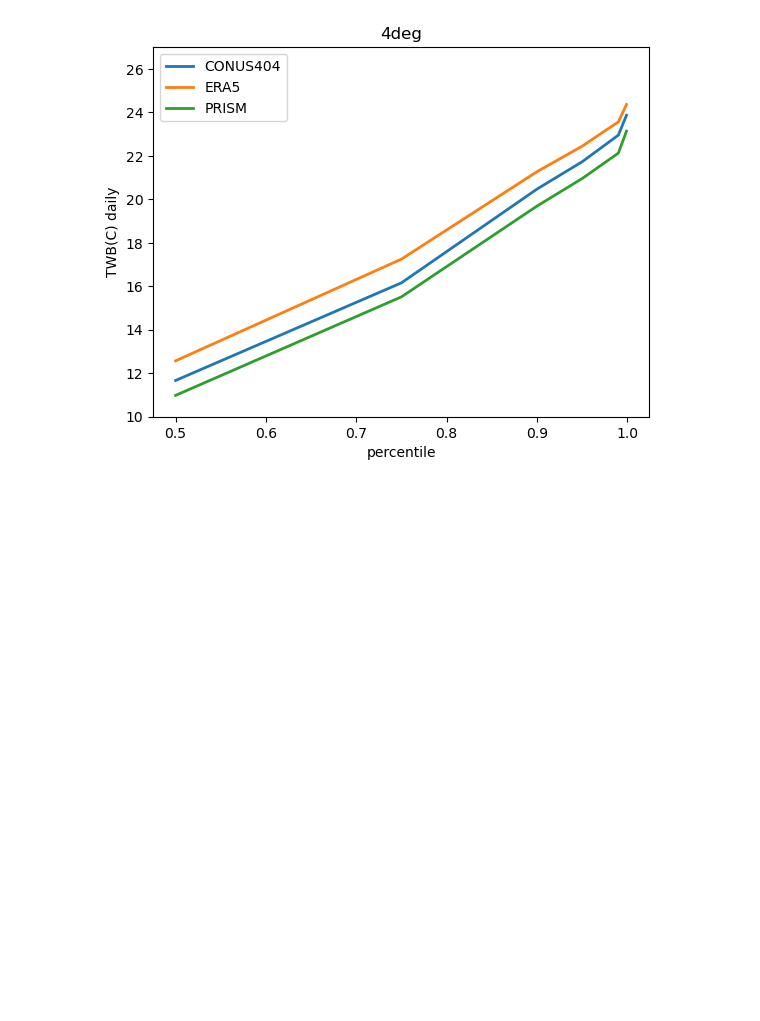
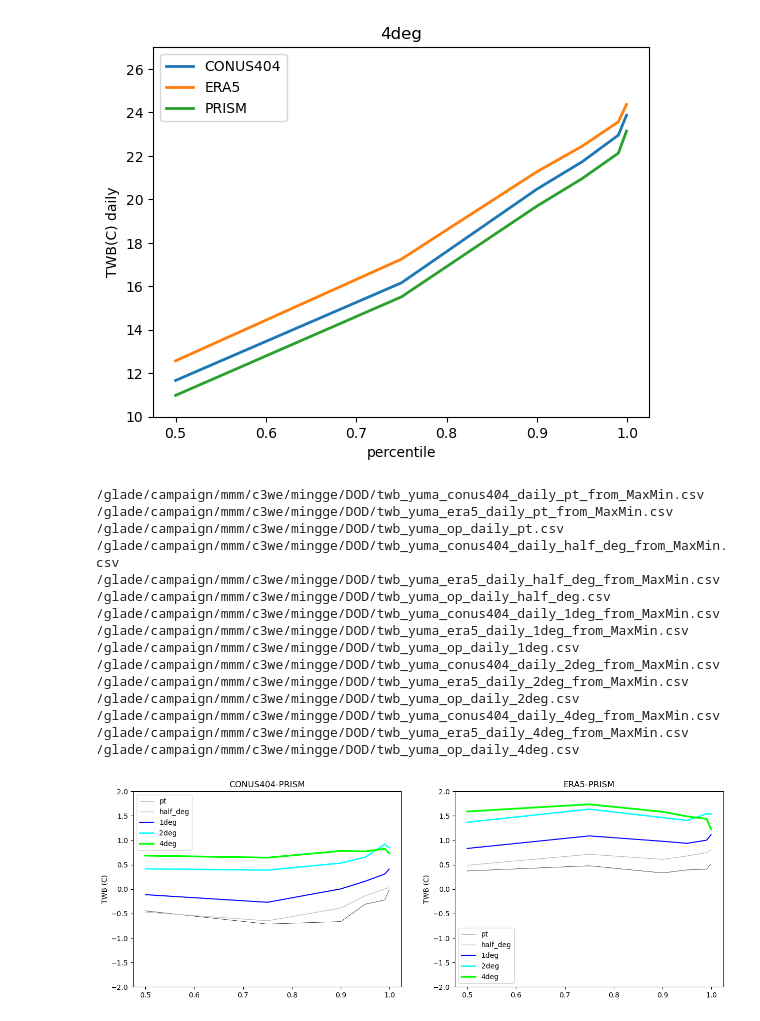
Before and after one commit to ming80302/DOD, a Jupyter notebook: twb_era5_conus404_ob.ipynb, the cells around one changed output. Drawn from its saved outputs; the diff is of its cells as text; code cells hidden in the pictures; blank space fills up the shorter version.

```diff
--- a/twb_era5_conus404_ob.ipynb
+++ b/twb_era5_conus404_ob.ipynb
@@ -764,3 +765,61 @@ for key in ij_unstr_dict:
 /glade/campaign/mmm/c3we/mingge/DOD/twb_yuma_era5_daily_4deg_from_MaxMin.csv
 /glade/campaign/mmm/c3we/mingge/DOD/twb_yuma_op_daily_4deg.csv
 [figure]
+# %%
+color_1d = ['black', 'silver', 'blue', 'cyan', 'lime']
+
+q_1d = [.50, .75, .90, .95, .99, .999]
+n_q = len(q_1d)
+
+fig, ax = plt.subplots(1,2, figsize=(15, 5))
+
+nn = 0
+for key in ij_unstr_dict:
+    flnm_1d = [dir_o + 'twb_yuma_conus404_daily_' + key + '_from_MaxMin.csv',
+               dir_o + 'twb_yuma_era5_daily_' + key + '_from_MaxMin.csv',
+               dir_o + 'twb_yuma_op_daily_' + key + '.csv']
+
+    n_f = len(flnm_1d)
+    p_2d = np.zeros((n_f, n_q))
+
+    ct = 0
+    for flnm in flnm_1d:
+        p_2d[ct] = cal_qs(flnm, q_1d, method)
+        ct = ct + 1
+
+    dif_2d = np.zeros((n_f-1, n_q))
+    dif_2d[0] = p_2d[0] - p_2d[2]
+    dif_2d[1] = p_2d[1] - p_2d[2]
+
+    ax[0].plot(q_1d, dif_2d[0], label = key, color = color_1d[nn], linewidth=nn*0.5+0.5)
+    ax[1].plot(q_1d, dif_2d[1], label = key, color = color_1d[nn], linewidth=nn*0.5+0.5)
+
+    nn = nn +1
+
+ax[0].legend()
+ax[1].legend()
+ax[0].set_title('CONUS404-PRISM')
+ax[0].set_ylabel('TWB (C)')
+ax[1].set_title('ERA5-PRISM')
+ax[1].set_ylabel('TWB (C)')
+ax[0].set_ylim((-2, 2))
+ax[1].set_ylim((-2, 2))
+
+plt.show()
+# %% [output]
+/glade/campaign/mmm/c3we/mingge/DOD/twb_yuma_conus404_daily_pt_from_MaxMin.csv
+/glade/campaign/mmm/c3we/mingge/DOD/twb_yuma_era5_daily_pt_from_MaxMin.csv
+/glade/campaign/mmm/c3we/mingge/DOD/twb_yuma_op_daily_pt.csv
+/glade/campaign/mmm/c3we/mingge/DOD/twb_yuma_conus404_daily_half_deg_from_MaxMin.csv
+/glade/campaign/mmm/c3we/mingge/DOD/twb_yuma_era5_daily_half_deg_from_MaxMin.csv
+/glade/campaign/mmm/c3we/mingge/DOD/twb_yuma_op_daily_half_deg.csv
+/glade/campaign/mmm/c3we/mingge/DOD/twb_yuma_conus404_daily_1deg_from_MaxMin.csv
+/glade/campaign/mmm/c3we/mingge/DOD/twb_yuma_era5_daily_1deg_from_MaxMin.csv
+/glade/campaign/mmm/c3we/mingge/DOD/twb_yuma_op_daily_1deg.csv
+/glade/campaign/mmm/c3we/mingge/DOD/twb_yuma_conus404_daily_2deg_from_MaxMin.csv
+/glade/campaign/mmm/c3we/mingge/DOD/twb_yuma_era5_daily_2deg_from_MaxMin.csv
+/glade/campaign/mmm/c3we/mingge/DOD/twb_yuma_op_daily_2deg.csv
+/glade/campaign/mmm/c3we/mingge/DOD/twb_yuma_conus404_daily_4deg_from_MaxMin.csv
+/glade/campaign/mmm/c3we/mingge/DOD/twb_yuma_era5_daily_4deg_from_MaxMin.csv
+/glade/campaign/mmm/c3we/mingge/DOD/twb_yuma_op_daily_4deg.csv
+[figure, added]
```
Also changed, not shown: parts of 2 cells of this notebook.
